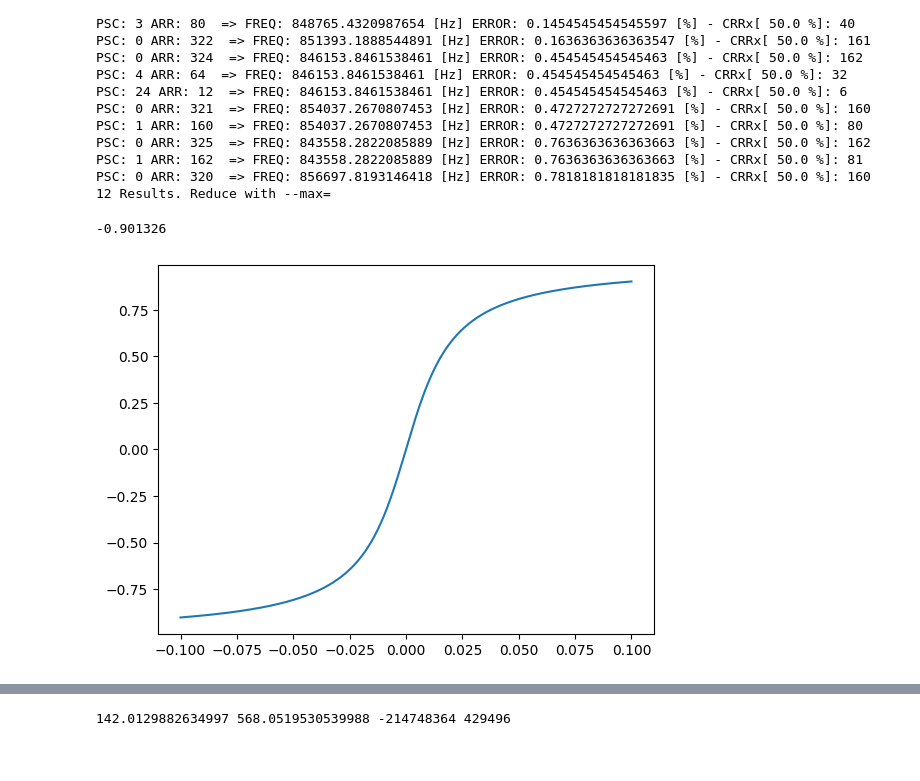
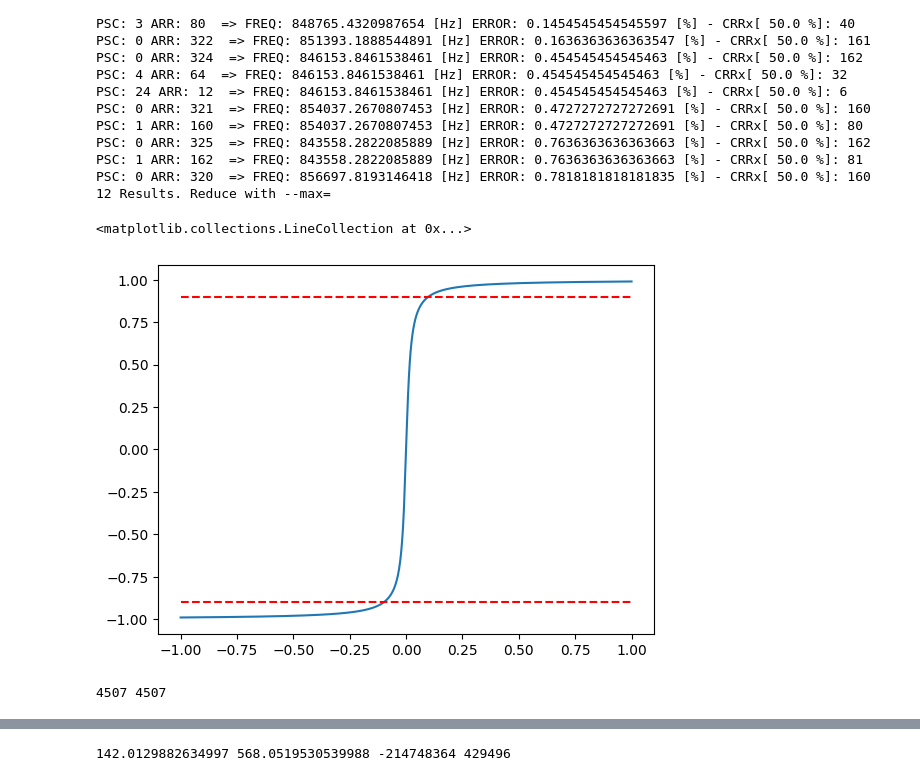
Before and after one commit to gmarius780/lockstar, a Jupyter notebook: code/rpi/python/lockstar_rpi/Helpers/calculator.ipynb, the cells around one changed output, grey strips where cells are left out. Cells and saved outputs as stored; diff of their text form; code cells hidden in the pictures.

```diff
--- a/code/rpi/python/lockstar_rpi/Helpers/calculator.ipynb
+++ b/code/rpi/python/lockstar_rpi/Helpers/calculator.ipynb
@@ -109,16 +111,23 @@ PSC: 1 ARR: 162  => FREQ: 843558.2822085889 [Hz] ERROR: 0.7636363636363663 [%] -
 PSC: 0 ARR: 320  => FREQ: 856697.8193146418 [Hz] ERROR: 0.7818181818181835 [%] - CRRx[ 50.0 %]: 160
 12 Results. Reduce with --max=
 # %%
-num_samples = 1000
+num_samples = 10000
 amplitude = np.float32(1.0)
 frequency = np.float32(1.0)
-x_values = np.float32(np.linspace(-0.1, 0.1, num_samples+1))
+x_values = np.float32(np.linspace(1, -1, num_samples+1))
 # %%
 y_values = np.float32(np.arctan(x_values*64))*2/np.pi
 plt.plot(x_values, y_values)
-y_values[0]
+plt.hlines(0.9, -1, 1, colors='r', linestyles='dashed')
+plt.hlines(-0.9, -1, 1, colors='r', linestyles='dashed')
 # %% [output]
--0.901326
+<matplotlib.collections.LineCollection at 0x...>
-[figure, old version]
+[figure, new version]
+# %%
+flat_one = len(y_values[y_values < -0.9])
+flat_two = len(y_values[y_values > 0.9])
+print(flat_one, flat_two)
+# %% [output]
+4507 4507
 # %%
 y_values = y_values/y_values[0]
```
Also changed, not shown: parts of 11 cells of this notebook.
